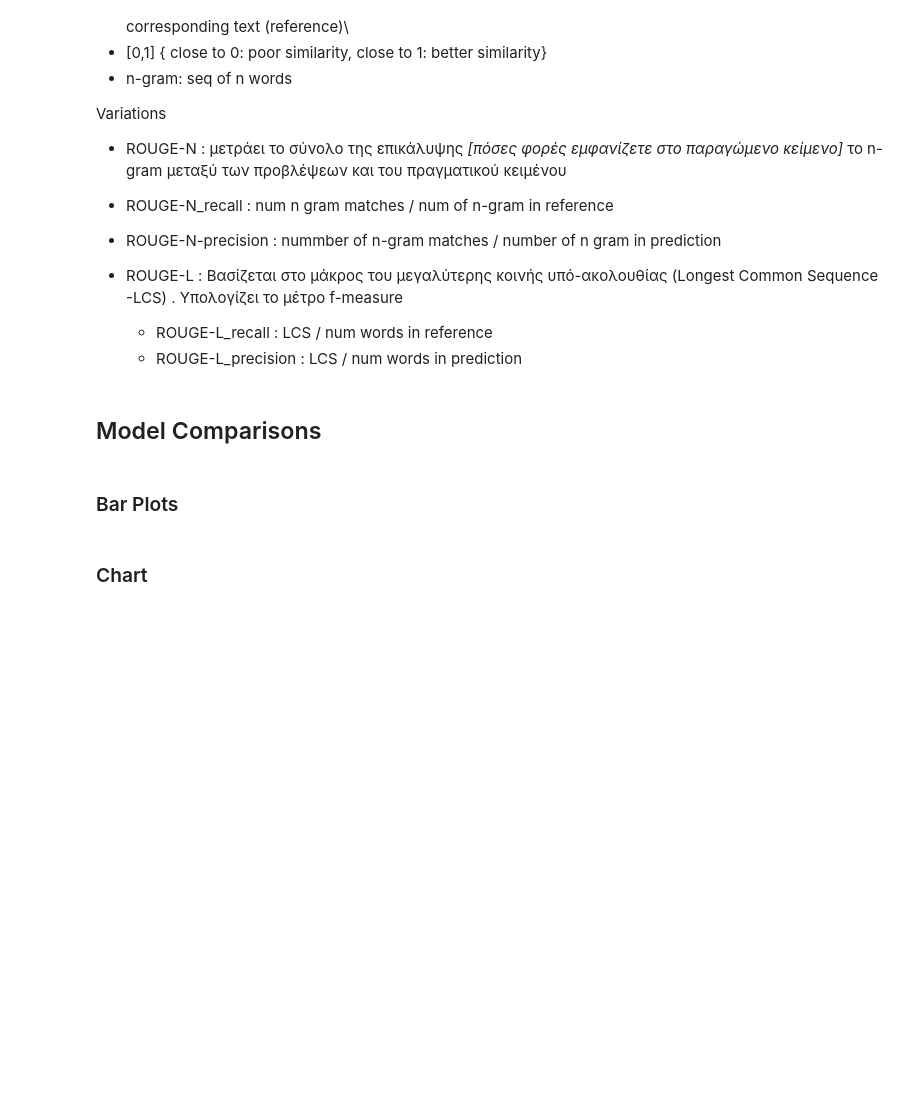
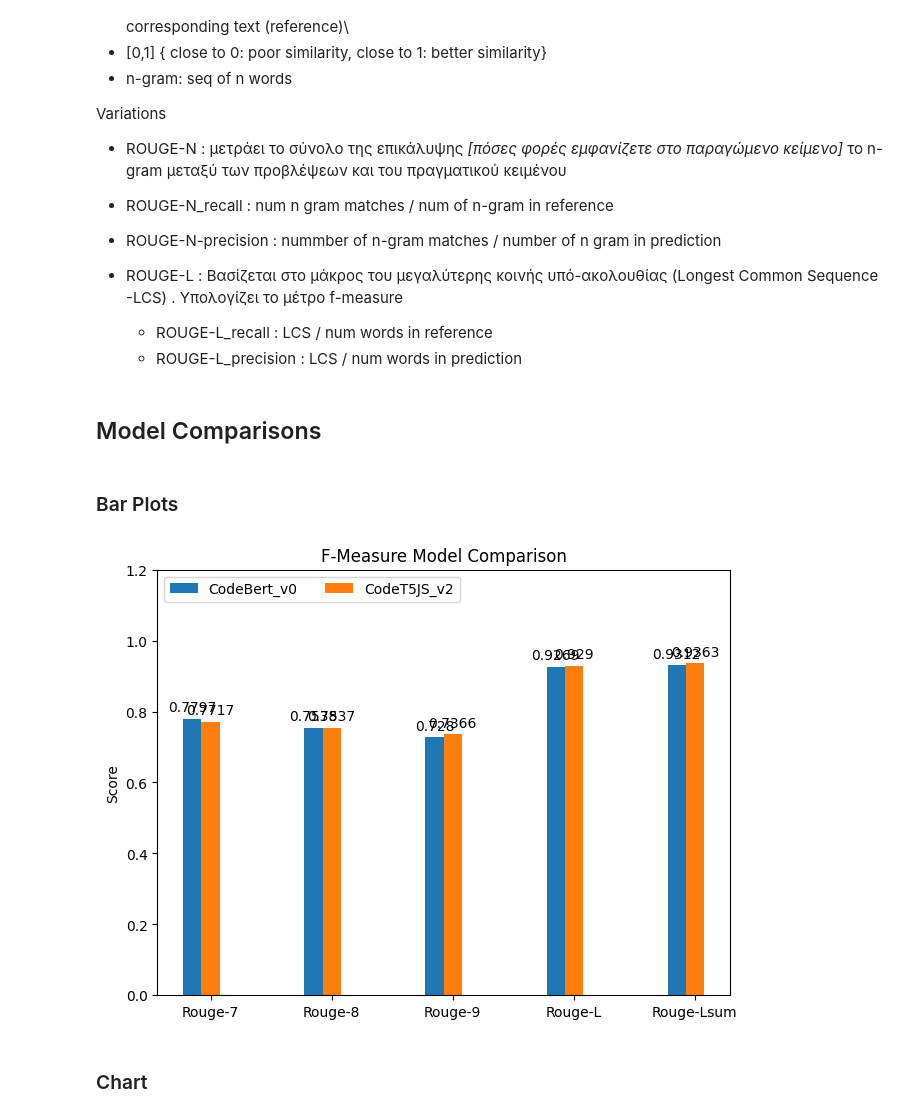
Before and after one commit to radistoubalidis/JSRepair, a Jupyter notebook: CodebertMLM.ipynb, the cells around one changed output. Cells and saved outputs as stored; diff of their text form; code cells hidden in the pictures; blank space fills up the shorter version.

```diff
--- a/CodebertMLM.ipynb
+++ b/CodebertMLM.ipynb
@@ -40,7 +41,7 @@ DB_PATH = 'commitpack-datasets.db' if os.path.exists('commitpack-datasets.db') e
 DB_TABLE = 'commitpackft_classified_train'
 if not os.path.exists(DB_PATH):
     raise RuntimeError('sqlite3 path doesnt exist.')
-VAL_SIZE = 0.3
+VAL_SIZE = 0.33
 LOG_PATH = 'logs' if os.path.exists('logs') else '/content/drive/MyDrive/Thesis/logs'
 VERSION = int(input('Training version: '))
 LOAD_FROM_CPKT = input("Load from existing model (type cpkt path if true): ")
@@ -97,6 +98,12 @@ def load_ds() -> pd.DataFrame:
     return ds_df
 
 ds_df = load_ds()
+
+# Filter out samples where the code didn't exist before
+ds_df = ds_df[ds_df['old_contents'].str.len() > 0]
+# Filter out samples where the code snippet is to big (more than 100 lines)
+ds_df = ds_df[ds_df['old_contents'].str.count('\n') <= 100]
+
 if not WITH_MOBILE:
     ds_df = ds_df[ds_df['bug_type'] != 'mobile']
 
@@ -104,3 +111,4 @@ if DEBUG:
     ds_df = ds_df.iloc[:10]
 
 ds_df['class_labels'] = ds_df['bug_type'].apply(lambda bT: add_labels(bT.split(','), classLabels))
+print(f"Total training samples: {len(ds_df)}")
@@ -106,0 +119,25 @@ ds_df['class_labels'] = ds_df['bug_type'].apply(lambda bT: add_labels(bT.split('
+# %%
+def count_comment_lines(sample: str) -> int:
+    comment_blocks = []
+    start_index = -1
+    for i, line in enumerate(sample.splitlines()):
+        if line.strip().startswith('/*'):
+            start_index = i
+        elif line.strip().endswith('*/'):
+            comment_blocks.append([start_index, i])
+            start_index = -1
+
+    comment_lines_count = sum([c[1]-c[0] for c in comment_blocks])
+
+    for i, line in enumerate(sample.splitlines()):
+        if line.strip().startswith('//'):
+            comment_lines_count += 1
+    return comment_lines_count
+
+ds_df['old_contents_comment_lines_count'] = ds_df['old_contents'].apply(lambda sample: count_comment_lines(sample))
+ds_df['new_contents_comment_lines_count'] = ds_df['new_contents'].apply(lambda sample: count_comment_lines(sample))
+
+# Filter out samples where the sum of comment lines increased more than 3 lines
+# to prevent excessive masking
+ds_df = ds_df[abs(ds_df['old_contents_comment_lines_count'] - ds_df['new_contents_comment_lines_count']) <= 3]
+print(f"Total training samples after filtering: {len(ds_df)}")
@@ -109,10 +203,8 @@ ds_df['class_labels'] = ds_df['bug_type'].apply(lambda bT: add_labels(bT.split('
 - This way, the commit message is directly provided as additional context, and the models (T5, Bert) can process both the buggy code and the commit message in a unified manner.
 - This approach will allow the model to learn the relationship between the commit message and the changes made to the code.
 # %%
-tokenizer = RobertaTokenizer.from_pretrained(HF_DIR)
-
-old_codes = ds_df[['message', 'old_contents', 'class_labels']]
-old_codes['input_seq'] = old_codes['message'] + ' ' + tokenizer.sep_token + ' ' + old_codes['old_contents']
+old_codes = ds_df[['message', 'masked_old_contents', 'class_labels']]
+old_codes['input_seq'] = old_codes['message'] + ' ' + tokenizer.sep_token + ' ' + old_codes['masked_old_contents']
 new_codes = ds_df[['message', 'new_contents', 'class_labels']]
 
 TRAIN_old, VAL_old, TRAIN_new, VAL_new = train_test_split(old_codes, new_codes, test_size=VAL_SIZE, random_state=42)
@@ -373,34 +522,36 @@ if not os.path.exists(comparison_model_path):
 with open(comparison_model_path, 'r') as f:
     codet5_avgs = json.load(f)
 
 
 plot_data = {
-    f"{MODEL_NAME}_{VERSION}": (round(codebert_avgs['avg_rouge7'].fmeasure, 5), round(codebert_avgs['avg_rouge8'].fmeasure, 5), round(codebert_avgs['avg_rouge9'].fmeasure, 5), round(codebert_avgs['avg_rougeL'].fmeasure, 5), round(codebert_avgs['avg_rougeLsum'].fmeasure, 5)),
+    f"{MODEL_NAME}_v{VERSION}": (round(codebert_avgs['avg_rouge7'].fmeasure, 5), round(codebert_avgs['avg_rouge8'].fmeasure, 5), round(codebert_avgs['avg_rouge9'].fmeasure, 5), round(codebert_avgs['avg_rougeL'].fmeasure, 5), round(codebert_avgs['avg_rougeLsum'].fmeasure, 5)),
     comparison_model: (round(codet5_avgs['avg_rouge7'][2], 5), round(codet5_avgs['avg_rouge8'][2], 5), round(codet5_avgs['avg_rouge9'][2], 5), round(codet5_avgs['avg_rougeL'][2], 5), round(codet5_avgs['avg_rougeLsum'][2], 5)),
 }
 
 metric_types = ('Rouge-7', 'Rouge-8','Rouge-9', 'Rouge-L', 'Rouge-Lsum')
 x = np.arange(len(metric_types))
 width = 0.15
 multiplier = 0
 
 fix, ax = plt.subplots(layout='constrained')
 
 
 for model, values in plot_data.items():
     offset = width * multiplier
     rects = ax.bar(x + offset, values, width, label=model)
     ax.bar_label(rects, padding=3)
     multiplier += 1
 
 ax.set_ylabel('Score')
 ax.set_title('F-Measure Model Comparison')
 ax.set_xticks(x + width, metric_types)
 ax.legend(loc='upper left', ncols=4)
 ax.set_ylim(0, 1.2)
 
 plt.savefig(f"{METRICS_PATH}/{MODEL_NAME}_{VERSION}_vs_{comparison_model}.png", dpi=300, bbox_inches='tight')
 plt.show()
+# %% [output]
+[figure, added]
 # %% [markdown]
 ### Chart
 # %%
```
Also changed, not shown: parts of 25 cells of this notebook, 2 other files.
